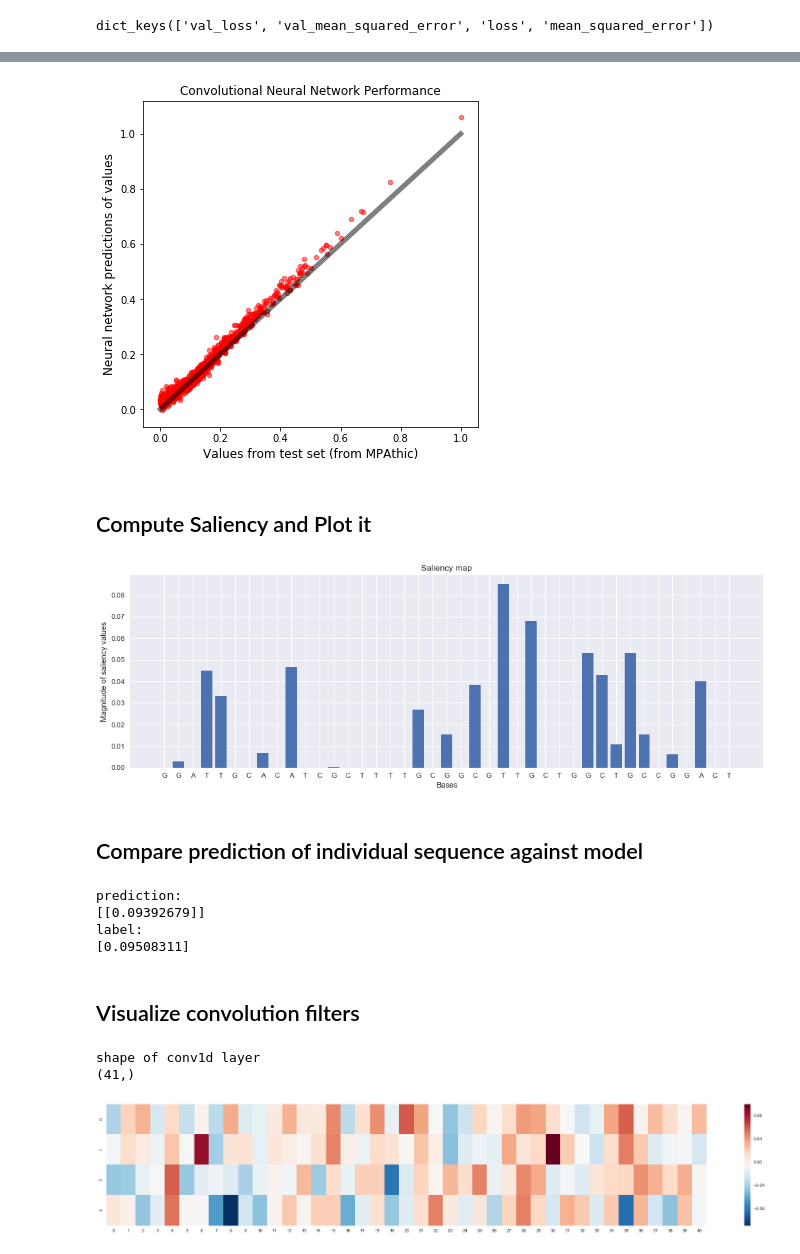
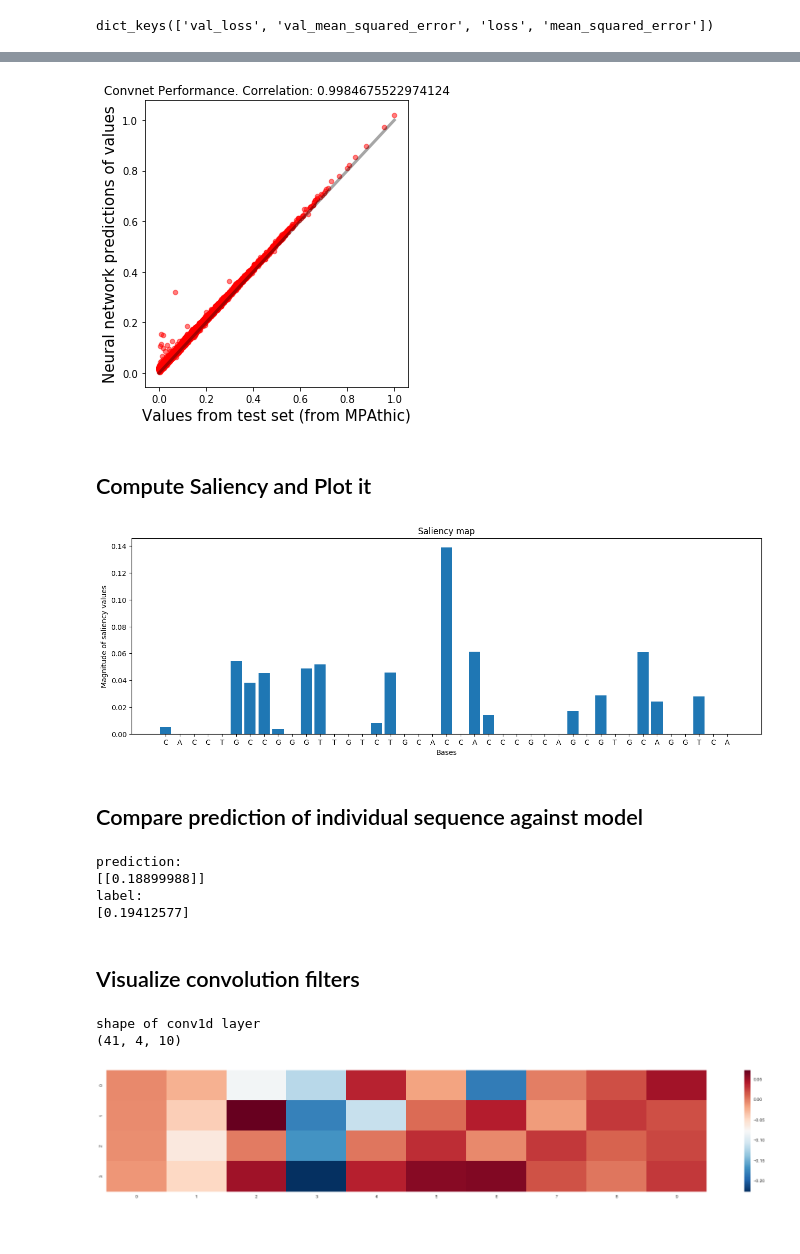
Before and after one commit to atareen/Regression-with-convolutional-neural-networks, a Jupyter notebook: CNN_RNAP_Seq_Regression.ipynb, the cells around one changed output, grey strips where cells are left out. Saved outputs shown, nothing was run; the diff lists cells and outputs as text; code cells hidden in the pictures.

```diff
--- a/CNN_RNAP_Seq_Regression.ipynb
+++ b/CNN_RNAP_Seq_Regression.ipynb
@@ -265,3 +337,17 @@ plt.show()
 history.history.keys()
 # %% [output]
 dict_keys(['val_loss', 'val_mean_squared_error', 'loss', 'mean_squared_error'])
+# %%
+'''
+plt.rcParams["figure.figsize"] = (5,5)
+plt.plot(history.history['val_rmse'],color='orange')
+plt.plot(history.history['rmse'],color='b')
+plt.title('Model RMSE',fontsize=12)
+plt.ylabel('RMSE',fontsize=12)
+plt.xlabel('epoch',fontsize=12)
+plt.legend(['train', 'validation'])
+plt.savefig('Write_up/RMSE_loss.png')
+plt.legend(['rmse', 'val_rmse'], loc='upper right')
+#plt.savefig('Write_up/rmse.png')
+plt.show()
+'''
@@ -286,17 +394,23 @@ pos_model_prediction = model.predict(test_pos_tensor)
 # %%
-from pylab import rcParams
-rcParams['xtick.labelsize'] = 10
-rcParams['ytick.labelsize'] = 10
-rcParams['figure.figsize'] = 6, 6
+pos_model_prediction = model.predict(test_pos_tensor)
+#from pylab import rcParams
+#rcParams['xtick.labelsize'] = 15
+#rcParams['ytick.labelsize'] = 15
+#rcParams['figure.figsize'] = 6, 6
 
 plt.scatter(y_test,pos_model_prediction,s=20,alpha=0.5,color='red')
-plt.plot([0,1],alpha=0.5,linewidth=5,color='black')
-plt.ylabel('Neural network predictions of values',fontsize=12)
-plt.xlabel('Values from test set (from MPAthic)',fontsize=12)
-plt.title('Convolutional Neural Network Performance')
+plt.plot([0,1],alpha=0.35,linewidth=3,color='black')
+plt.ylabel('Neural network predictions of values',fontsize=15)
+plt.xlabel('Values from test set (from MPAthic)',fontsize=15)
+plt.title('Convnet Performance. Correlation: '+str(np.corrcoef(y_test,pos_model_prediction.flatten())[1,0]))
+plt.tight_layout()
+#plt.rcParams['axes.facecolor']='white'
+#plt.rcParams['savefig.facecolor']='white'
+#plt.savefig('prediction_vs_observed.png',facecolor=fig.get_facecolor(), transparent=True)
+#plt.savefig('prediction_vs_observed.png')
 plt.show()
 # %% [output]
-[figure, old version]
+[figure, new version]
 # %% [markdown]
 ## Compute Saliency and Plot it
 # %%
@@ -319,6 +433,7 @@ def compute_salient_bases(model, x):
   return sal
 # %%
 sequence_index = model_prediction.argmax()
+sequence_index = 3000
 sal = compute_salient_bases(model, X_test[sequence_index])
 
 plt.figure(figsize=[16,5])
@@ -330,11 +445,11 @@ plt.xticks(np.arange(len(sal)), list(sequences[sequence_index]));
 plt.title('Saliency map');
 plt.show()
 # %% [output]
-[figure, old version]
+[figure, new version]
 # %% [markdown]
 ## Compare prediction of individual sequence against model
 # %%
-predict_single_sequence = 500
+predict_single_sequence = 230
 print('prediction: ')
 print(model.predict(X_test[predict_single_sequence:predict_single_sequence+1]))
 
@@ -343,26 +458,26 @@ print('label: ')
 print(test_pos_labels[label_single_sequence:label_single_sequence+1])
 # %% [output]
 prediction:
-[[0.09392679]]
+[[0.18899988]]
 label:
-[0.09508311]
+[0.19412577]
 # %% [markdown]
 ## Visualize convolution filters
 # %%
 #model.get_weights()[0][:,0,0]
 # values of first filter
 #model.get_weights()[0][0].T
 
 print('shape of conv1d layer')
-print(np.shape(model.get_weights()[1]))
+print(np.shape(model.get_weights()[0]))
 plt.rcParams["figure.figsize"] = (30,5)
 import seaborn as sns
 sns.set()
-sns.heatmap(model.get_weights()[0][0],cmap='RdBu_r')
+sns.heatmap(model.get_weights()[0][10],cmap='RdBu_r')
 
 plt.show()
 # %% [output]
 shape of conv1d layer
-(41,)
+(41, 4, 10)
-[figure, old version]
+[figure, new version]
 # %%
```
Also changed, not shown: parts of 41 cells of this notebook, 1 other file.
